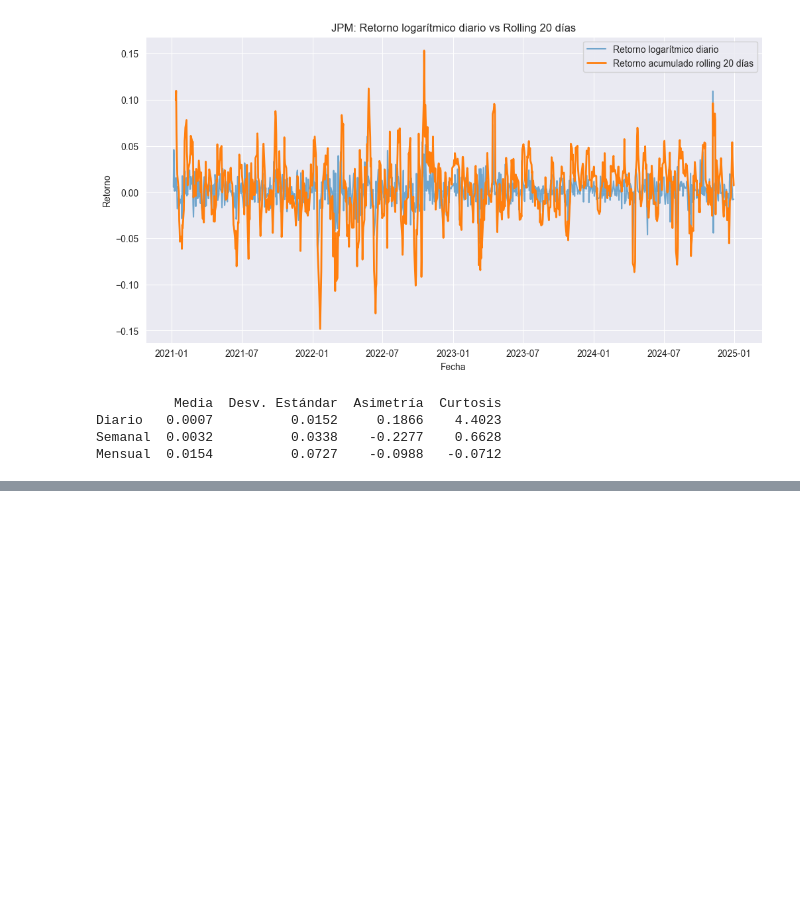
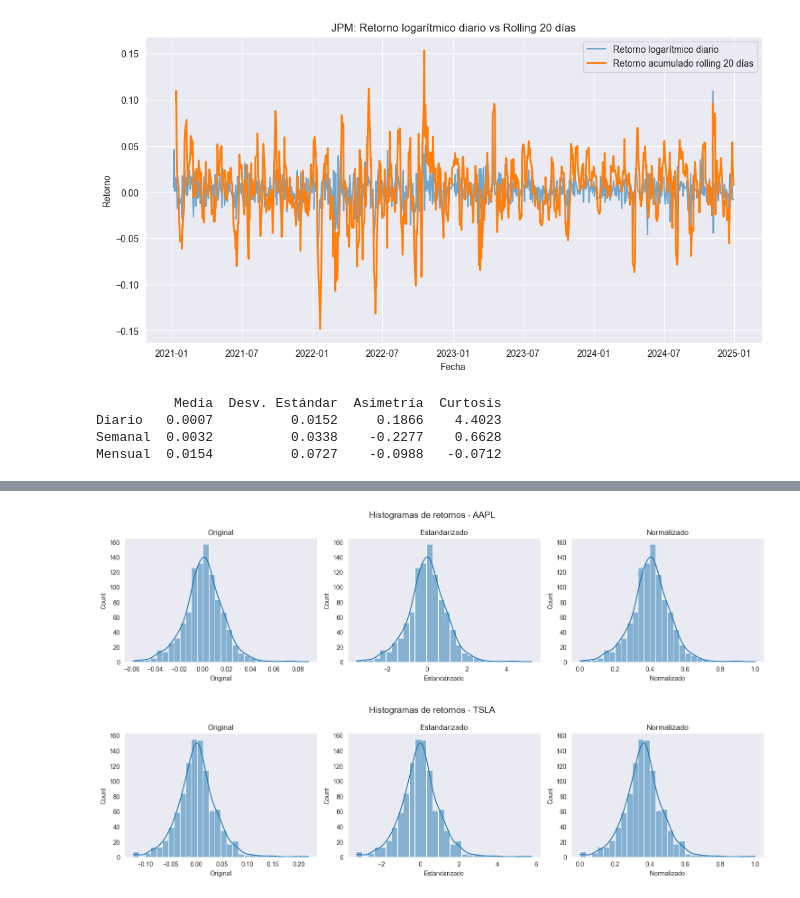
Before and after one commit to acardenas89/ds_finance_cardenas, a Jupyter notebook: notebooks/Tarea_3.ipynb, the cells around one changed output, grey strips where cells are left out. Drawn from its saved outputs; the diff is of its cells as text; code cells hidden in the pictures; blank space fills up the shorter version.

```diff
--- a/notebooks/Tarea_3.ipynb
+++ b/notebooks/Tarea_3.ipynb
@@ -349,0 +378,34 @@ Mensual  0.0154          0.0727    -0.0988   -0.0712
+# %%
+# b) Para los activos AAPL y TSLA, grafique en un panel de 3 columnas (original, estandarizado, normalizado) los histogramas de retornos.
+
+for ticker in ['AAPL', 'TSLA']:
+
+    retornos = returns[ticker].dropna().values.reshape(-1, 1)
+
+    # Transformaciones
+    scaler_std = StandardScaler()
+    scaler_mm = MinMaxScaler()
+
+    retornos_std = scaler_std.fit_transform(retornos)
+    retornos_mm = scaler_mm.fit_transform(retornos)
+
+    # DataFrame para graficar
+    df_plot = pd.DataFrame({
+        'Original': retornos.ravel(),
+        'Estandarizado': retornos_std.ravel(),
+        'Normalizado': retornos_mm.ravel()
+    })
+
+    # Gráficos
+    fig, axes = plt.subplots(1, 3, figsize=(15, 4))
+
+    for ax, col in zip(axes, df_plot.columns):
+        sns.histplot(df_plot[col], bins=30, kde=True, ax=ax)
+        ax.set_title(col)
+
+    fig.suptitle(f'Histogramas de retornos - {ticker}', fontsize=14)
+    plt.tight_layout()
+    plt.show()
+# %% [output]
+[figure, added]
+[figure, added]
```
Also changed, not shown: parts of 2 cells of this notebook.
